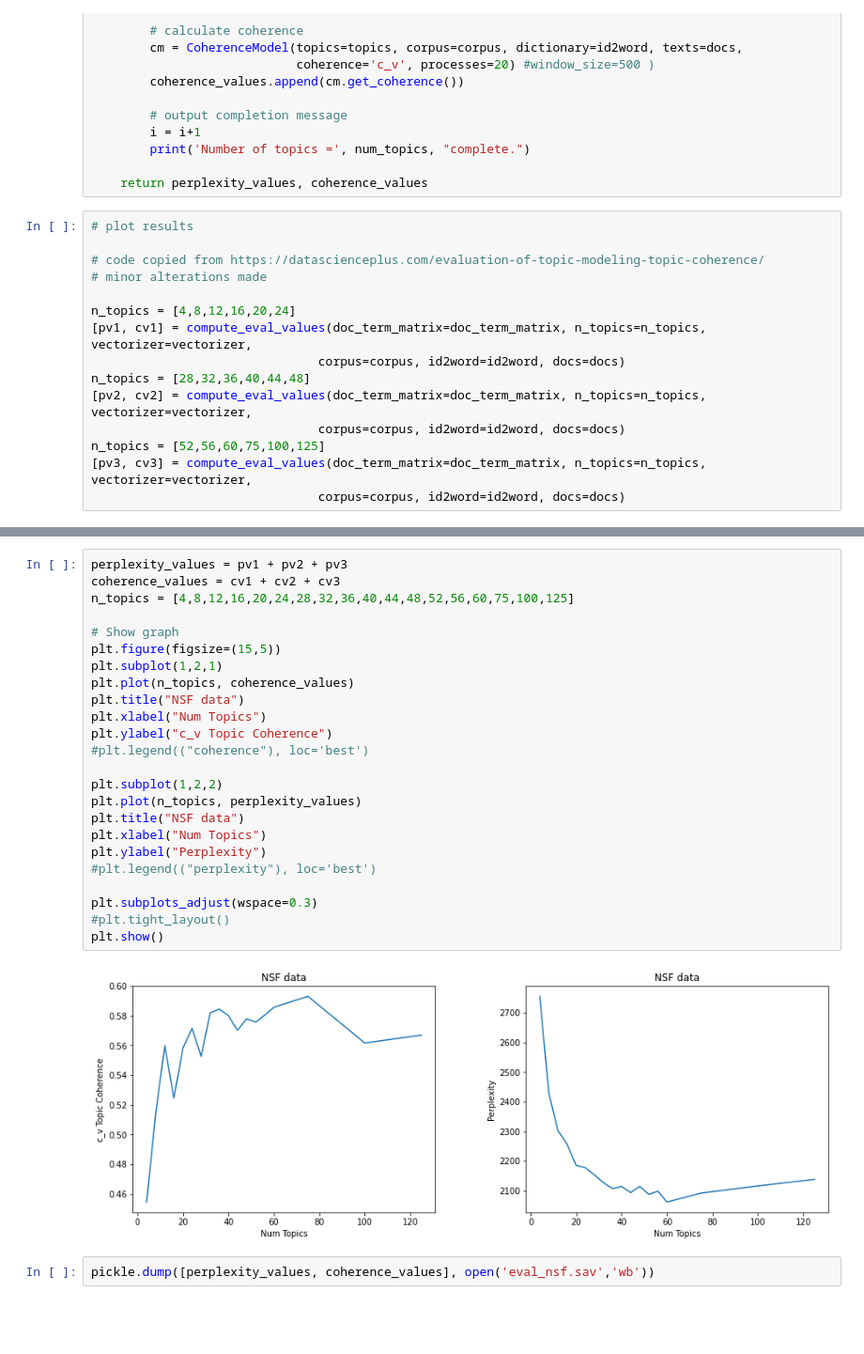
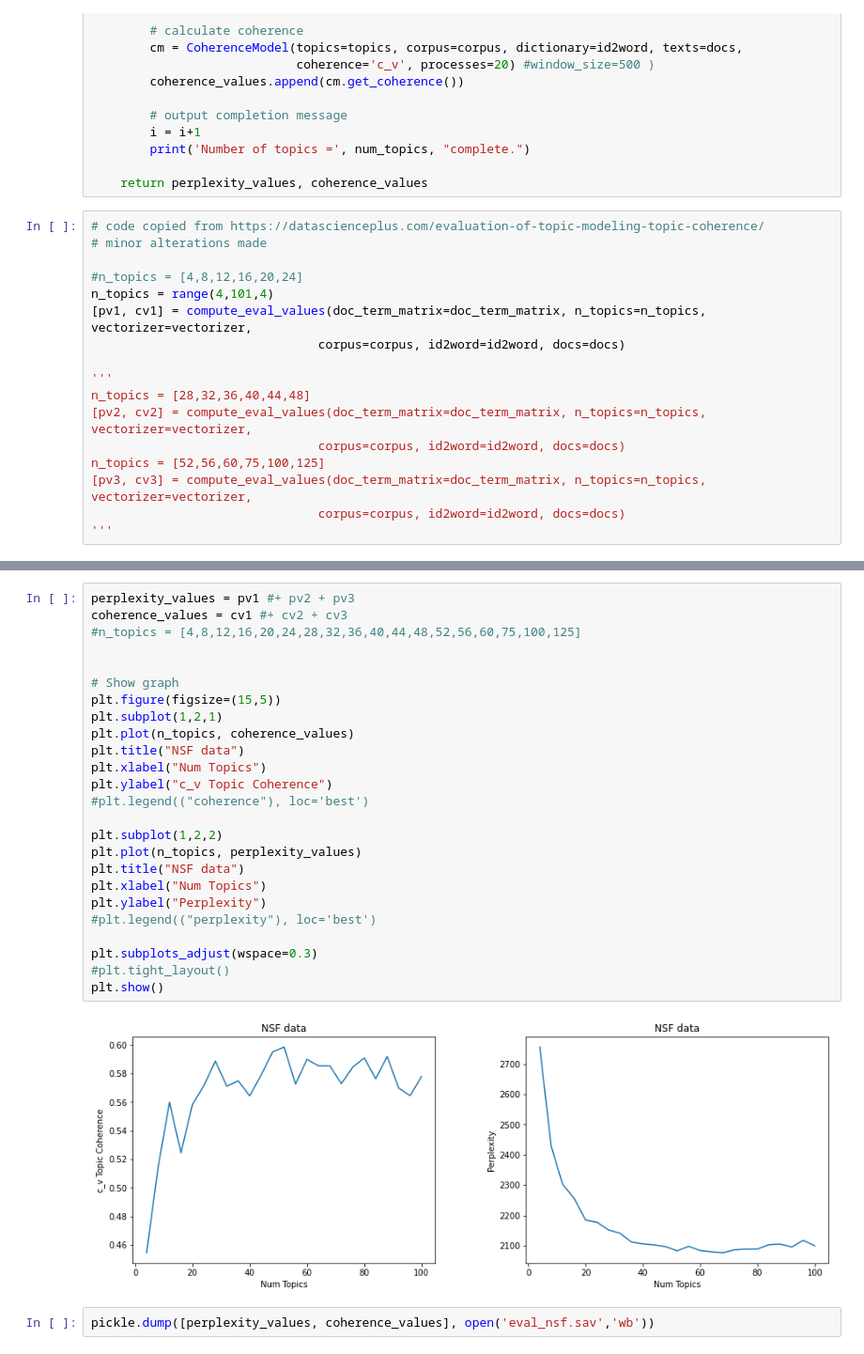
Before and after one commit to uva-bi-sdad/publicrd, a Jupyter notebook: src/Topic Modelling FR/NMF_LSA_LDA.ipynb, the cells around one changed output, grey strips where cells are left out. Shown: that part at 94% size. Saved outputs shown, nothing was run; the diff lists cells and outputs as text; blank space fills up the shorter version.

```diff
--- a/src/Topic Modelling FR/NMF_LSA_LDA.ipynb
+++ b/src/Topic Modelling FR/NMF_LSA_LDA.ipynb
@@ -431,20 +431,22 @@ def compute_eval_values(doc_term_matrix, n_topics, vectorizer, corpus, id2word,
 
     return perplexity_values, coherence_values
 # %%
-# plot results
-
 # code copied from https://datascienceplus.com/evaluation-of-topic-modeling-topic-coherence/
 # minor alterations made
 
-n_topics = [4,8,12,16,20,24]
+#n_topics = [4,8,12,16,20,24]
+n_topics = range(4,101,4)
 [pv1, cv1] = compute_eval_values(doc_term_matrix=doc_term_matrix, n_topics=n_topics, vectorizer=vectorizer,
                                corpus=corpus, id2word=id2word, docs=docs)
+
+'''
 n_topics = [28,32,36,40,44,48]
 [pv2, cv2] = compute_eval_values(doc_term_matrix=doc_term_matrix, n_topics=n_topics, vectorizer=vectorizer,
                                corpus=corpus, id2word=id2word, docs=docs)
 n_topics = [52,56,60,75,100,125]
 [pv3, cv3] = compute_eval_values(doc_term_matrix=doc_term_matrix, n_topics=n_topics, vectorizer=vectorizer,
                                corpus=corpus, id2word=id2word, docs=docs)
+'''
 # %% [output]
 Number of topics = 4 complete.
 Number of topics = 8 complete.
@@ -467,29 +469,30 @@ Number of topics = 125 complete.
 # %%
-perplexity_values = pv1 + pv2 + pv3
-coherence_values = cv1 + cv2 + cv3
-n_topics = [4,8,12,16,20,24,28,32,36,40,44,48,52,56,60,75,100,125]
+perplexity_values = pv1 #+ pv2 + pv3
+coherence_values = cv1 #+ cv2 + cv3
+#n_topics = [4,8,12,16,20,24,28,32,36,40,44,48,52,56,60,75,100,125]
+
 
 # Show graph
 plt.figure(figsize=(15,5))
 plt.subplot(1,2,1)
 plt.plot(n_topics, coherence_values)
 plt.title("NSF data")
 plt.xlabel("Num Topics")
 plt.ylabel("c_v Topic Coherence")
 #plt.legend(("coherence"), loc='best')
 
 plt.subplot(1,2,2)
 plt.plot(n_topics, perplexity_values)
 plt.title("NSF data")
 plt.xlabel("Num Topics")
 plt.ylabel("Perplexity")
 #plt.legend(("perplexity"), loc='best')
 
 plt.subplots_adjust(wspace=0.3)
 #plt.tight_layout()
 plt.show()
 # %% [output]
-[figure, old version]
+[figure, new version]
 # %%
 pickle.dump([perplexity_values, coherence_values], open('eval_nsf.sav','wb'))
 # %% [markdown]
```
Also changed, not shown: parts of 1 cell of this notebook, 2 other files.
